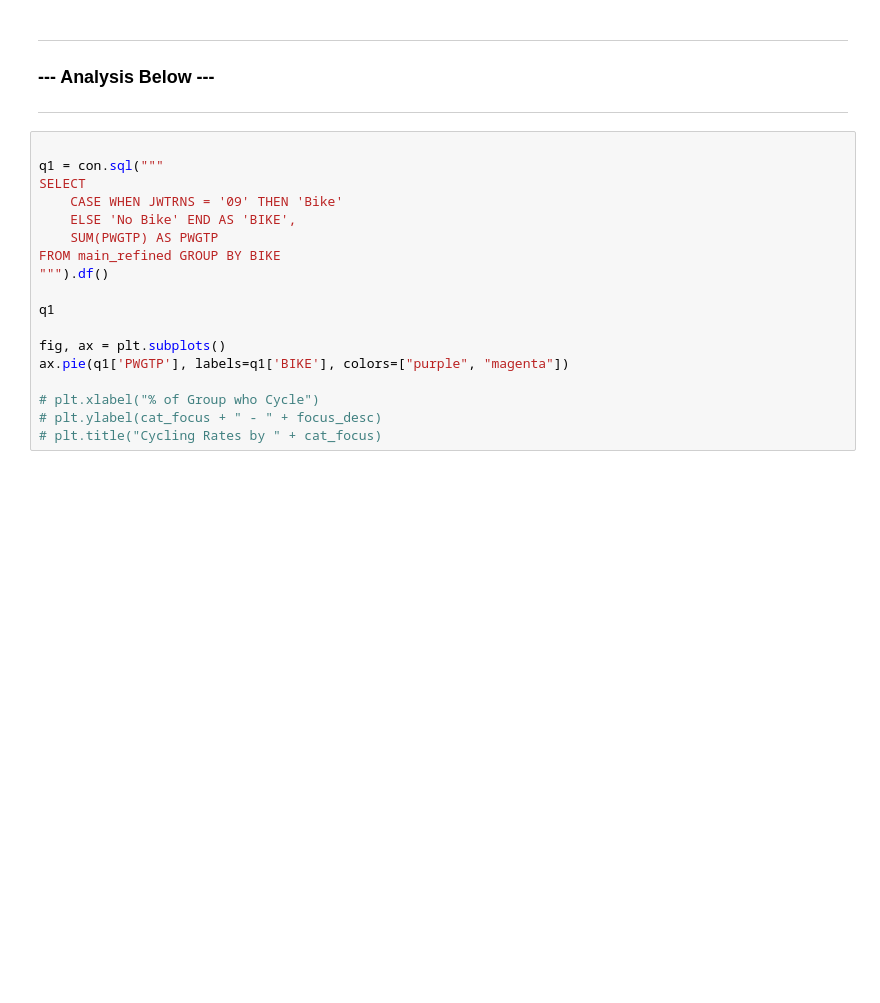
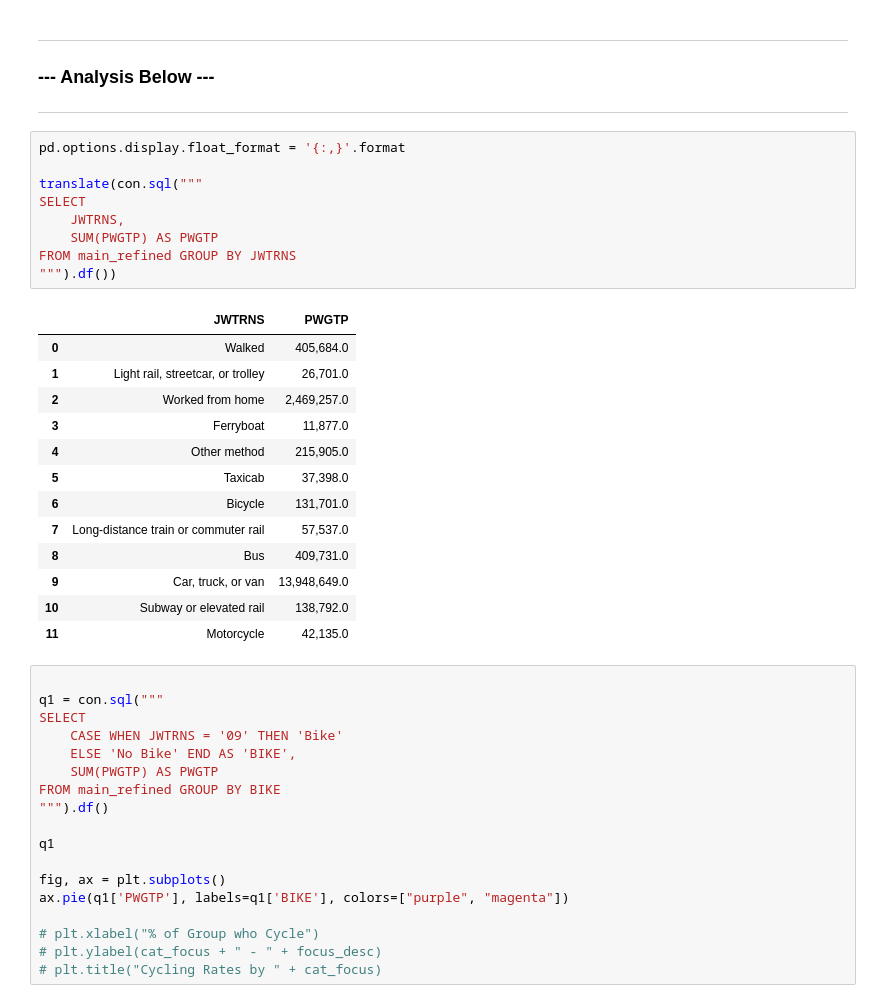
Before and after one commit to HowIsYourDay/census-python-work, a Jupyter notebook: MIS3070/worker.ipynb, the cells around one changed output. Saved outputs shown, nothing was run; the diff lists cells and outputs as text; blank space fills up the shorter version.

```diff
--- a/MIS3070/worker.ipynb
+++ b/MIS3070/worker.ipynb
@@ -202,6 +202,29 @@ main: 15,721,123 | main_refined: 816,205 | Diff: -14,904,918 (less)
 ---
 ### --- Analysis Below ---
 ---
+# %%
+pd.options.display.float_format = '{:,}'.format
+
+translate(con.sql("""
+SELECT
+    JWTRNS,
+	SUM(PWGTP) AS PWGTP
+FROM main_refined GROUP BY JWTRNS
+""").df())
+# %% [output]
+|  | JWTRNS | PWGTP |
+| 0 | Walked | 405,684.0 |
+| 1 | Light rail, streetcar, or trolley | 26,701.0 |
+| 2 | Worked from home | 2,469,257.0 |
+| 3 | Ferryboat | 11,877.0 |
+| 4 | Other method | 215,905.0 |
+| 5 | Taxicab | 37,398.0 |
+| 6 | Bicycle | 131,701.0 |
+| 7 | Long-distance train or commuter rail | 57,537.0 |
+| 8 | Bus | 409,731.0 |
+| 9 | Car, truck, or van | 13,948,649.0 |
+| 10 | Subway or elevated rail | 138,792.0 |
+| 11 | Motorcycle | 42,135.0 |
 # %%
 
 q1 = con.sql("""
```
Also changed, not shown: 1 other file.
